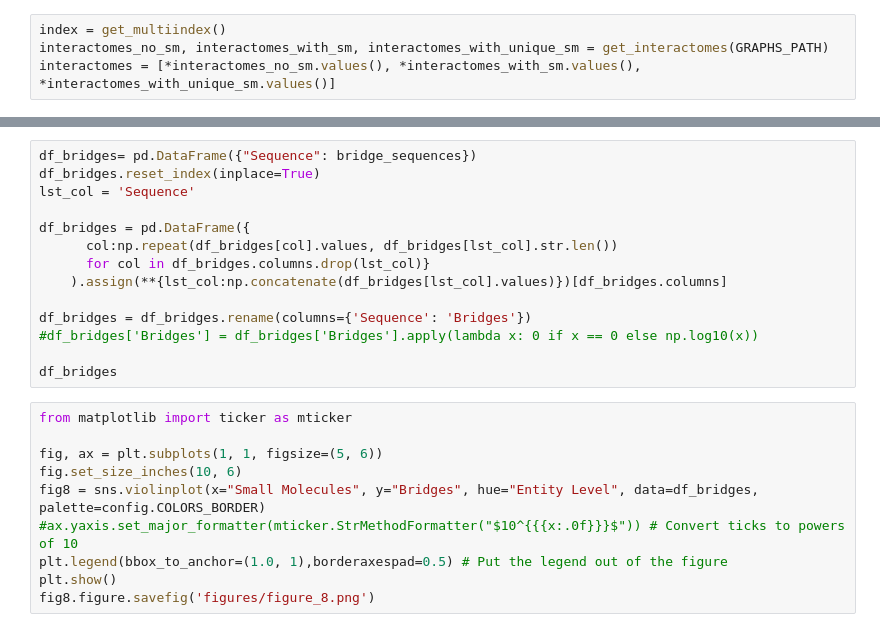
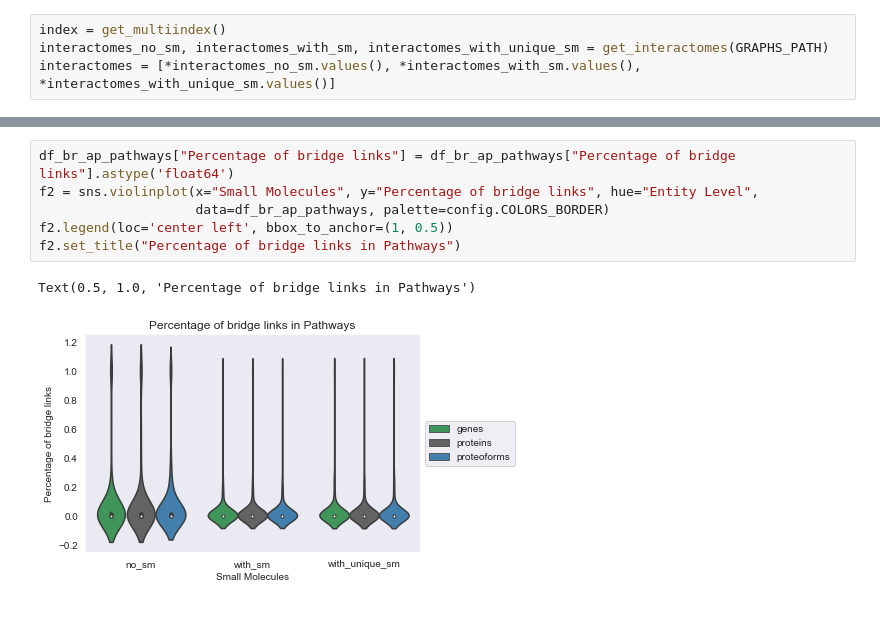
Before and after one commit to PathwayAnalysisPlatform/ProteoformNetworks, a Jupyter notebook: src/Python/analysis_3_bottlenecks.ipynb, the cells around one changed output, grey strips where cells are left out. Saved outputs shown, nothing was run; the diff lists cells and outputs as text.

```diff
--- a/src/Python/analysis_3_bottlenecks.ipynb
+++ b/src/Python/analysis_3_bottlenecks.ipynb
@@ -316,24 +380,9 @@ AttributeError: module 'matplotlib' has no attribute 'subplots'
-# %%
-df_bridges= pd.DataFrame({"Sequence": bridge_sequences})
-df_bridges.reset_index(inplace=True)
-lst_col = 'Sequence'
-
-df_bridges = pd.DataFrame({
-      col:np.repeat(df_bridges[col].values, df_bridges[lst_col].str.len())
-      for col in df_bridges.columns.drop(lst_col)}
-    ).assign(**{lst_col:np.concatenate(df_bridges[lst_col].values)})[df_bridges.columns]
-
-df_bridges = df_bridges.rename(columns={'Sequence': 'Bridges'})
-#df_bridges['Bridges'] = df_bridges['Bridges'].apply(lambda x: 0 if x == 0 else np.log10(x))
-
-df_bridges
-# %%
-from matplotlib import ticker as mticker
-
-fig, ax = plt.subplots(1, 1, figsize=(5, 6))
-fig.set_size_inches(10, 6)
-fig8 = sns.violinplot(x="Small Molecules", y="Bridges", hue="Entity Level", data=df_bridges, palette=config.COLORS_BORDER)
-#ax.yaxis.set_major_formatter(mticker.StrMethodFormatter("$10^{{{x:.0f}}}$")) # Convert ticks to powers of 10
-plt.legend(bbox_to_anchor=(1.0, 1),borderaxespad=0.5) # Put the legend out of the figure
-plt.show()
-fig8.figure.savefig('figures/figure_8.png')
+# %%
+df_br_ap_pathways["Percentage of bridge links"] = df_br_ap_pathways["Percentage of bridge links"].astype('float64')
+f2 = sns.violinplot(x="Small Molecules", y="Percentage of bridge links", hue="Entity Level",
+                    data=df_br_ap_pathways, palette=config.COLORS_BORDER)
+f2.legend(loc='center left', bbox_to_anchor=(1, 0.5))
+f2.set_title("Percentage of bridge links in Pathways")
+# %% [output]
+Text(0.5, 1.0, 'Percentage of bridge links in Pathways')
+[figure, added]
```
Also changed, not shown: parts of 26 cells of this notebook.
